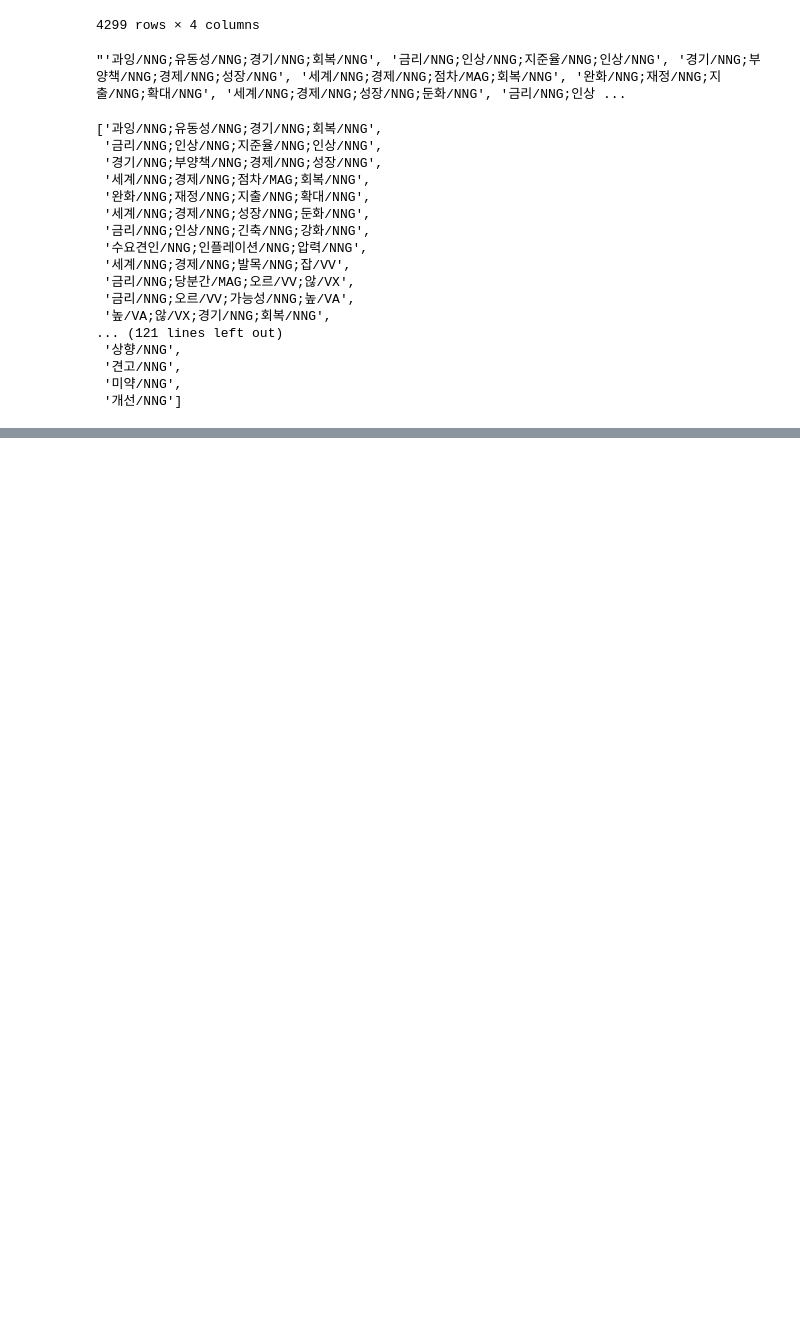
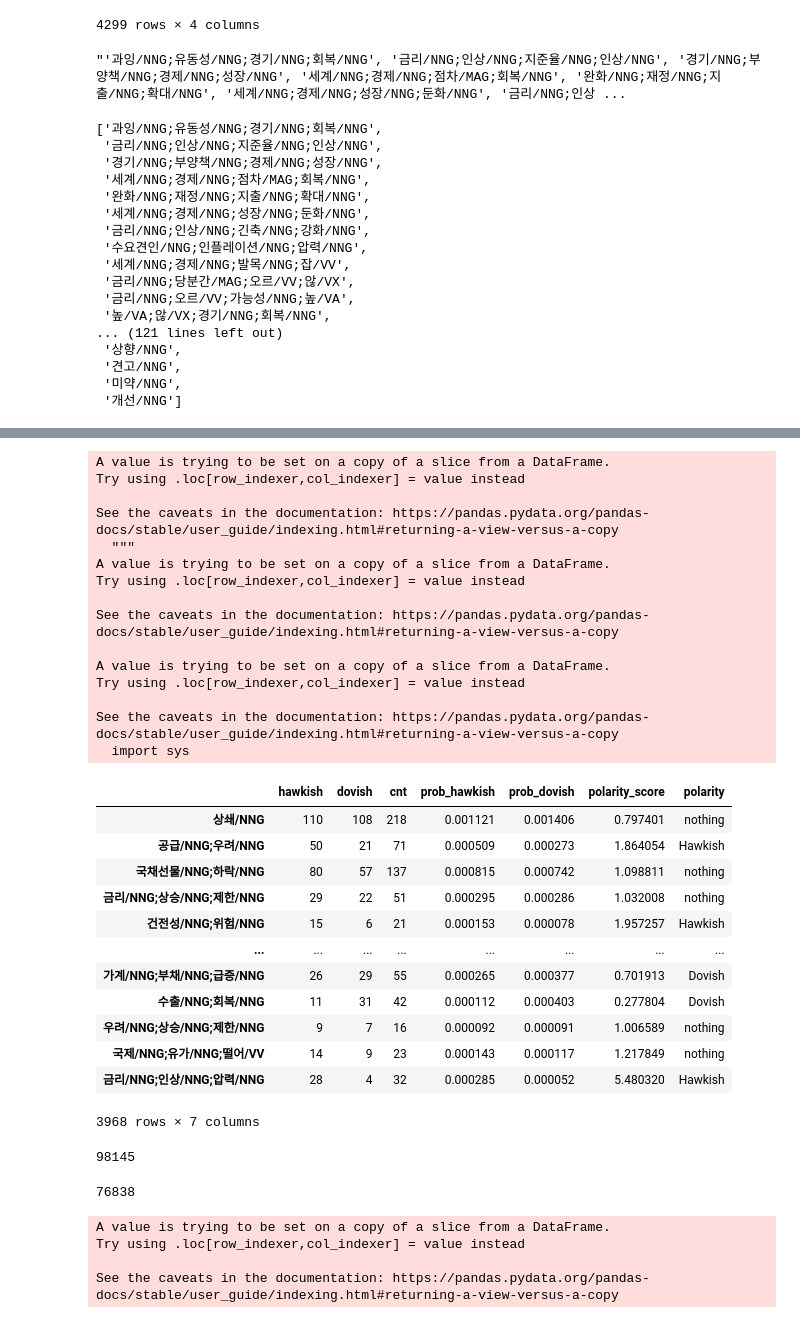
Before and after one commit to sesac-finance/BOK_TEAM_5, a Jupyter notebook: 02_Src/n_gram.ipynb, the cells around one changed output, grey strips where cells are left out. Cells and saved outputs as stored; diff of their text form; code cells hidden in the pictures; blank space fills up the shorter version.

Commit message:
feat hawkish dovish dict

```diff
--- a/02_Src/n_gram.ipynb
+++ b/02_Src/n_gram.ipynb
@@ -140 +140,3 @@ ngram_dict
  ...}
+# %%
+df_polarity = pd.DataFrame(ngram_dict).T
@@ -140,0 +159,54 @@ ngram_dict
+# %%
+df_polarity['cnt'] = df_polarity['hawkish'] + df_polarity['dovish']
+df_polarity = df_polarity[df_polarity['cnt'] > 15]
+sum_hawkish = df_polarity.hawkish.sum()
+sum_dovish = df_polarity.dovish.sum()
+df_polarity['prob_hawkish'] = df_polarity['hawkish'] / sum_hawkish
+df_polarity['prob_dovish'] = df_polarity['dovish'] / sum_dovish
+df_polarity['polarity_score'] = df_polarity['prob_hawkish'] / df_polarity['prob_dovish']
+df_polarity
+# %% [output]
+A value is trying to be set on a copy of a slice from a DataFrame.
+Try using .loc[row_indexer,col_indexer] = value instead
+
+See the caveats in the documentation: https://pandas.pydata.org/pandas-docs/stable/user_guide/indexing.html#returning-a-view-versus-a-copy
+  """
+A value is trying to be set on a copy of a slice from a DataFrame.
+Try using .loc[row_indexer,col_indexer] = value instead
+
+See the caveats in the documentation: https://pandas.pydata.org/pandas-docs/stable/user_guide/indexing.html#returning-a-view-versus-a-copy
+
+A value is trying to be set on a copy of a slice from a DataFrame.
+Try using .loc[row_indexer,col_indexer] = value instead
+
+See the caveats in the documentation: https://pandas.pydata.org/pandas-docs/stable/user_guide/indexing.html#returning-a-view-versus-a-copy
+  import sys
+|  | hawkish | dovish | cnt | prob_hawkish | prob_dovish | polarity_score | polarity |
+| 상쇄/NNG | 110 | 108 | 218 | 0.001121 | 0.001406 | 0.797401 | nothing |
+| 공급/NNG;우려/NNG | 50 | 21 | 71 | 0.000509 | 0.000273 | 1.864054 | Hawkish |
+| 국채선물/NNG;하락/NNG | 80 | 57 | 137 | 0.000815 | 0.000742 | 1.098811 | nothing |
+| 금리/NNG;상승/NNG;제한/NNG | 29 | 22 | 51 | 0.000295 | 0.000286 | 1.032008 | nothing |
+| 건전성/NNG;위험/NNG | 15 | 6 | 21 | 0.000153 | 0.000078 | 1.957257 | Hawkish |
+| ... | ... | ... | ... | ... | ... | ... | ... |
+| 가계/NNG;부채/NNG;급증/NNG | 26 | 29 | 55 | 0.000265 | 0.000377 | 0.701913 | Dovish |
+| 수출/NNG;회복/NNG | 11 | 31 | 42 | 0.000112 | 0.000403 | 0.277804 | Dovish |
+| 우려/NNG;상승/NNG;제한/NNG | 9 | 7 | 16 | 0.000092 | 0.000091 | 1.006589 | nothing |
+| 국제/NNG;유가/NNG;떨어/VV | 14 | 9 | 23 | 0.000143 | 0.000117 | 1.217849 | nothing |
+| 금리/NNG;인상/NNG;압력/NNG | 28 | 4 | 32 | 0.000285 | 0.000052 | 5.480320 | Hawkish |
+3968 rows × 7 columns
+# %%
+sum_hawkish
+# %% [output]
+98145
+# %%
+sum_dovish
+# %% [output]
+76838
+# %%
+import numpy as np
+df_polarity['polarity'] = np.where(df_polarity['polarity_score'] > (1.3/1), 'hawkish', np.where(df_polarity['polarity_score'] < (1/1.3), 'dovish',np.nan))
+# %% [output]
+A value is trying to be set on a copy of a slice from a DataFrame.
+Try using .loc[row_indexer,col_indexer] = value instead
+
+See the caveats in the documentation: https://pandas.pydata.org/pandas-docs/stable/user_guide/indexing.html#returning-a-view-versus-a-copy
```
Also changed, not shown: parts of 6 cells of this notebook.
